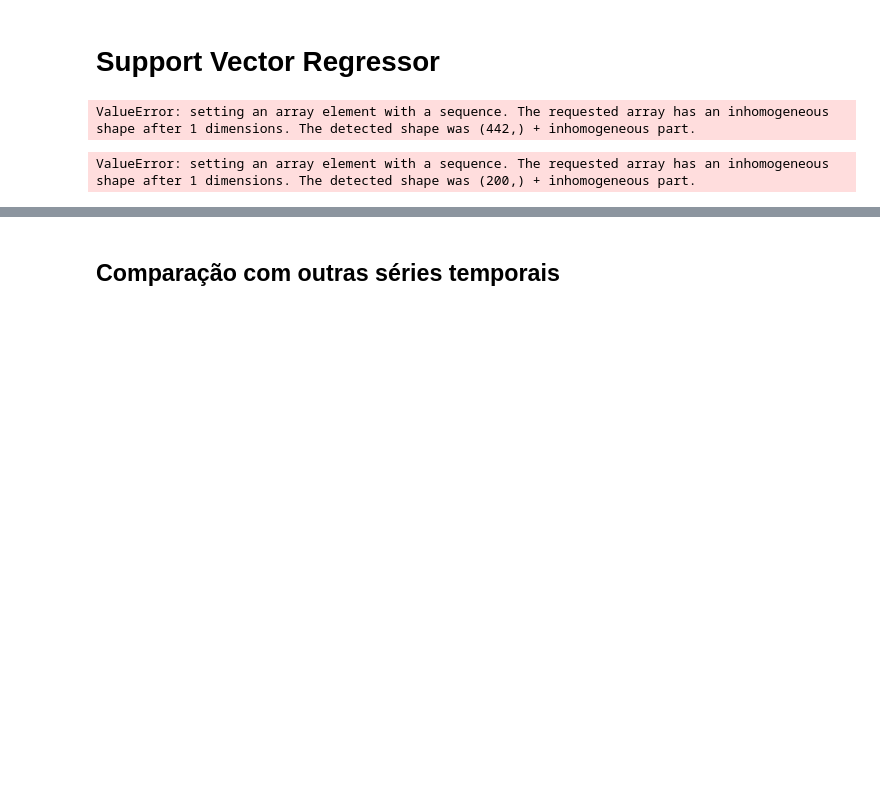
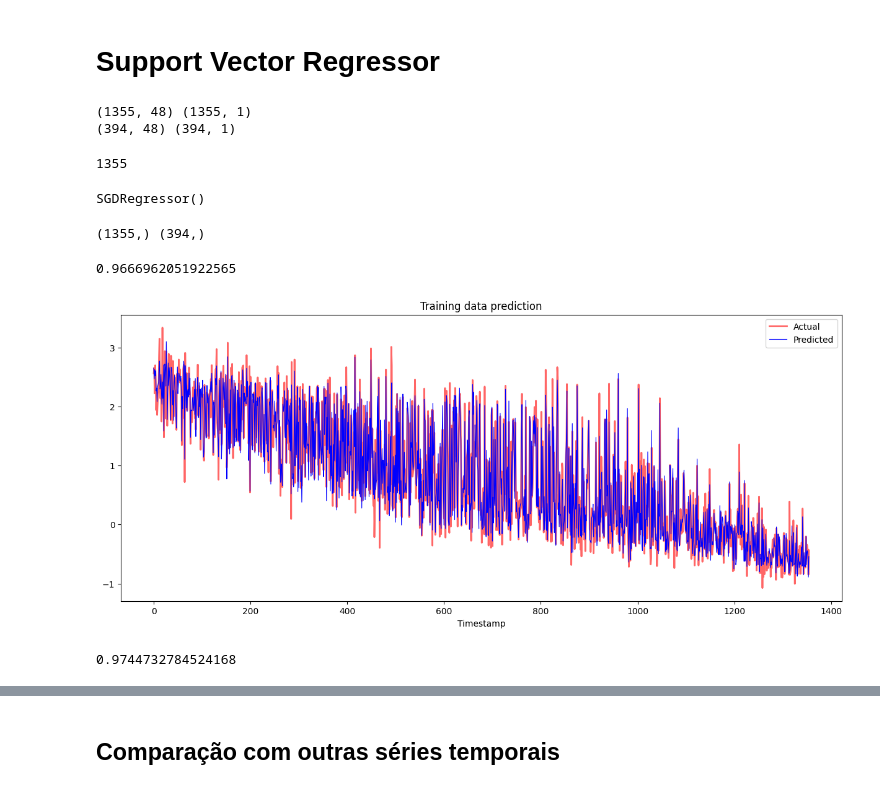
Before and after one commit to matheusvictal/sst-time-series-ml, a Jupyter notebook: sst_data.ipynb, the cells around one changed output, grey strips where cells are left out. Saved outputs shown, nothing was run; the diff lists cells and outputs as text; code cells hidden in the pictures; blank space fills up the shorter version.

```diff
--- a/sst_data.ipynb
+++ b/sst_data.ipynb
@@ -340,7 +344,7 @@ class SubserieDTW:
     df: pd.DataFrame
     list_subseries: list
 
-    def __init__(self, df, lat, lon, start: int, window: int = 48, predict_window: int = 12):
+    def __init__(self, df, lat, lon, start: int, window: int = 48, predict_window: int = 1):
         print("Initializing")
         print(f"Lat: {lat}, Lon: {lon}")
         self.lat = lat
@@ -357,7 +361,7 @@ class SubserieDTW:
 
         #          Split into train/test
         # |---------train--------|-main-|---test---|
-        self.train_df = point_df[:start-window]
+        self.train_df = point_df[:start-window].reset_index()
         self.test_df = point_df[start+window:].reset_index()
 
         self.df_len = len(point_df)
@@ -368,10 +372,10 @@ class SubserieDTW:
     def get_nearest_subseries(self):
         list_subseries = []
         np_main_subserie = np.array(self.main_subserie['sst'])
-        for i in tqdm(range(0, len(self.train_df) - self.window)):
+        for i in tqdm(range(0, len(self.train_df) - (2*self.window))):
             subserie_df = SSTUtil.get_subserie(self.train_df, i, self.window)
-            next_subserie_df = np.array(SSTUtil.get_subserie(self.train_df, i+self.window, self.predict_window)['sst'])
             np_subserie = np.array(subserie_df['sst'])
+            np_next_subserie = np.array(SSTUtil.get_subserie(self.train_df, i+self.window, self.predict_window)['sst'])
             try:
                 if len(np_main_subserie) == len(np_subserie):
                     alignment = dtw(np_main_subserie, np_subserie, keep_internals=True)
@@ -380,7 +384,7 @@ class SubserieDTW:
                         'start': i,
                         'distance': alignment.distance,
                         'alignment': alignment,
-                        'next': next_subserie_df
+                        'next': np_next_subserie
                     }
 
                     list_subseries.append(subserie)
@@ -395,18 +399,18 @@ class SubserieDTW:
         print(f"DTW Distance: {nearest['distance']}")
         nearest['alignment'].plot(type="twoway",offset=-2)
 
-    def get_train(self, top_series: int = 200):
-        x_train = [i['df'] for i in self.list_subseries[:top_series]]
-        y_train = [i['next'] for i in self.list_subseries[:top_series]]
-        return x_train, y_train
+    def get_train(self, top_n_series: int = 200):
+        x_train = [i['df'] for i in self.list_subseries[:top_n_series]]
+        y_train = [i['next'] for i in self.list_subseries[:top_n_series]]
+        return np.array(x_train), np.array(y_train)
 
     def get_test(self):
         x_test = []
         y_test = []
-        for i in (range(0, len(self.test_df) - self.window)):
+        for i in (range(0, len(self.test_df) - (2*self.window))):
             x_test.append(np.array(SSTUtil.get_subserie(self.test_df, i, self.window)['sst']))
             y_test.append(np.array(SSTUtil.get_subserie(self.test_df, i+self.window, self.predict_window)['sst']))
-        return x_test, y_test
+        return np.array(x_test), np.array(y_test)
 # %%
 s = SubserieDTW(df, 80, 40, 1500)
 # %% [output]
@@ -496,11 +500,5 @@ DTW Distance: 12.961584717035294
 # %%
 scaler = MinMaxScaler()
 # %%
-x_train, y_train = indi.get_train()
+x_train, y_train = indi.get_train(-1)
 x_test, y_test = indi.get_test()
-# x_train = scaler.fit_transform(x_train)
-# y_train = scaler.transform(y_train)
-# x_test = scaler.transform(x_test)
-# y_test = scaler.transform(y_test)
-# %% [output]
-ValueError: setting an array element with a sequence. The requested array has an inhomogeneous shape after 1 dimensions. The detected shape was (442,) + inhomogeneous part.
@@ -510,4 +505,40 @@ model = SVR(kernel='rbf',gamma=0.5, C=10, epsilon = 0.05)
+# %%
+print(x_train.shape, y_train.shape)
+print(x_test.shape, y_test.shape)
+# %% [output]
+(1355, 48) (1355, 1)
+(394, 48) (394, 1)
+# %%
+from sklearn.linear_model import SGDRegressor
+model = SGDRegressor()
+# %%
+print(len(x_train))
+model.fit(x_train, y_train)
+# %% [output]
+1355
+SGDRegressor()
+# %%
+y_train_pred = model.predict(x_train)
+y_test_pred = model.predict(x_test)
+
+print(y_train_pred.shape, y_test_pred.shape)
+# %% [output]
+(1355,) (394,)
 # %%
-model.fit(x_train, y_train)
+model.score(x_train, y_train)
 # %% [output]
-ValueError: setting an array element with a sequence. The requested array has an inhomogeneous shape after 1 dimensions. The detected shape was (200,) + inhomogeneous part.
+0.9666962051922565
+# %%
+plt.figure(figsize=(15,6))
+plt.plot(range(len(y_train)), y_train, color = 'red', linewidth=2.0, alpha = 0.6)
+plt.plot(range(len(y_train_pred)), y_train_pred, color = 'blue', linewidth=0.8)
+plt.legend(['Actual','Predicted'])
+plt.xlabel('Timestamp')
+plt.title("Training data prediction")
+plt.show()
+# %% [output]
+[figure, added]
+# %%
+model.score(x_test, y_test)
+# %% [output]
+0.9744732784524168
```
Also changed, not shown: parts of 7 cells of this notebook.
